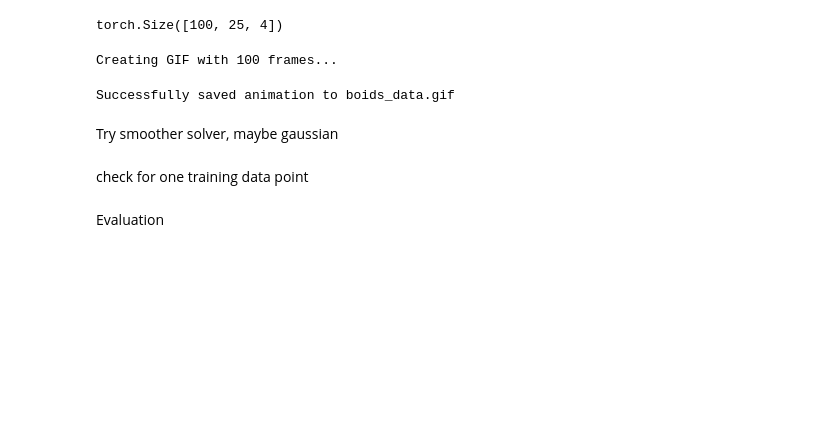
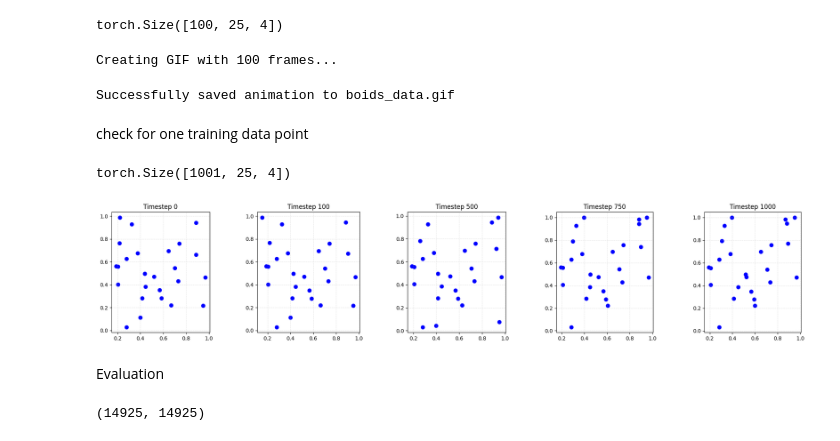
Before and after one commit to aqqes1/ATAI, a Jupyter notebook: practicals/boids/boids_iccfm_time_bundling.ipynb, the cells around one changed output. Drawn from its saved outputs; the diff is of its cells as text; code cells hidden in the pictures; blank space fills up the shorter version.

```diff
--- a/practicals/boids/boids_iccfm_time_bundling.ipynb
+++ b/practicals/boids/boids_iccfm_time_bundling.ipynb
@@ -514,9 +515,40 @@ create_rollout_gif(rollouts, output_filename="boids_data.gif", L=1, duration=500
 # %% [output]
 Creating GIF with 100 frames...
 Successfully saved animation to boids_data.gif
-# %% [markdown]
-Try smoother solver, maybe gaussian
 # %% [markdown]
 check for one training data point
+# %%
+data = train_dataset[0].to("cuda")
+
+x0 = data.x.to("cuda")
+
+with torch.no_grad():
+    traj = VF.generate(
+        x0=x0,
+        edge_index=data.edge_index,
+        n_steps=1000,
+        dt=0.001,
+        sigma=0.0,
+    )
+
+print(traj.shape)
+# %% [output]
+torch.Size([1001, 25, 4])
+# %%
+timesteps = [0, 100, 500, 750,1000]
+
+fig, axs = plt.subplots(1, len(timesteps), figsize=(20, 4))
+
+for i, t in enumerate(timesteps):
+    axs[i].scatter(traj[t, :, 0], traj[t, :, 1], color='blue', s=50)
+    axs[i].set_title(f"Timestep {t}")
+
+    axs[i].set_aspect('equal')
+    axs[i].grid(True, linestyle='--', alpha=0.3)
+
+plt.tight_layout()
+plt.show()
+# %% [output]
+[figure, added]
 # %% [markdown]
 Evaluation
@@ -522,0 +563,4 @@ Evaluation
+# %%
+len(all_positions), len(all_velocities)
+# %% [output]
+(14925, 14925)
```
Also changed, not shown: parts of 14 cells of this notebook.
